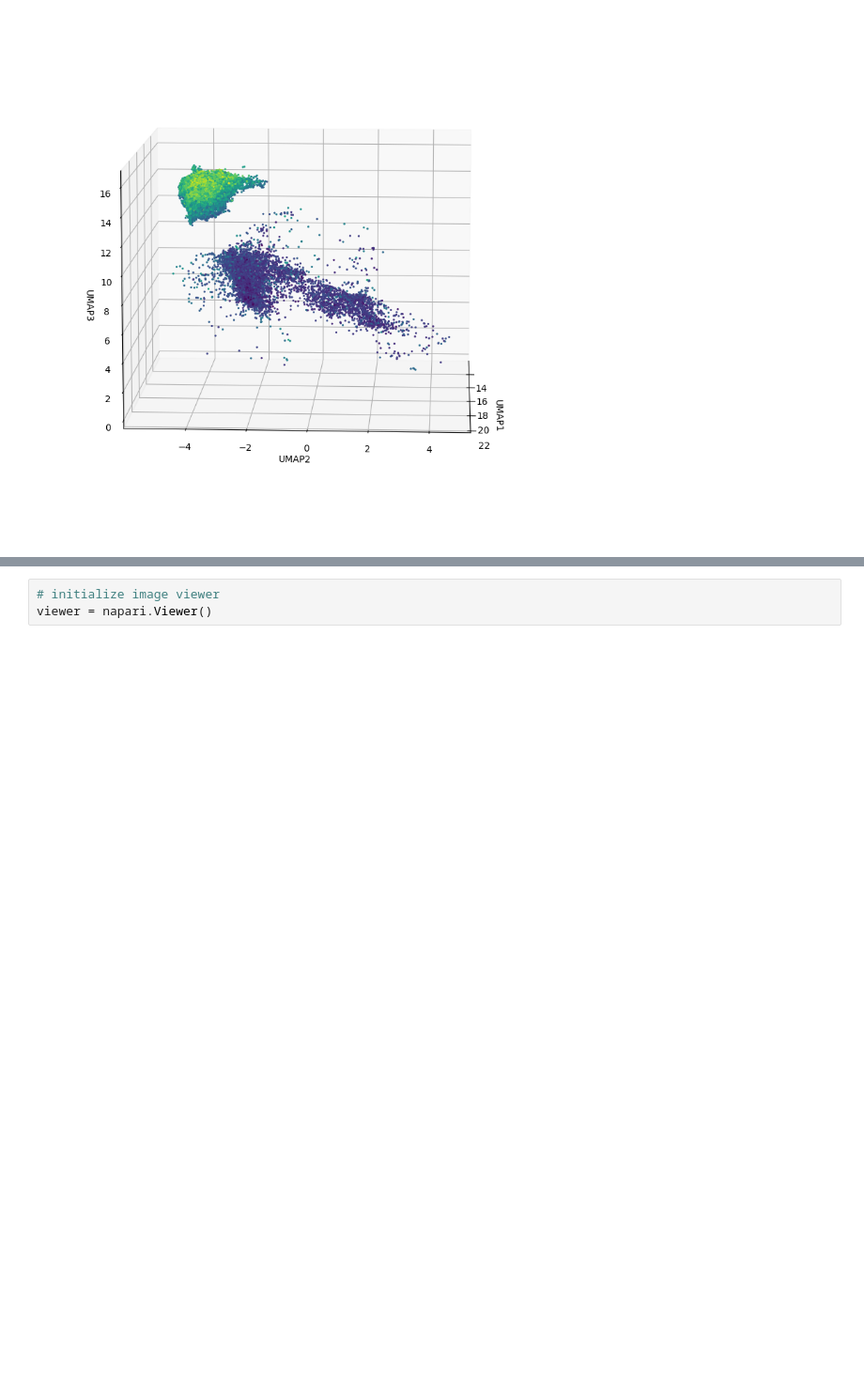
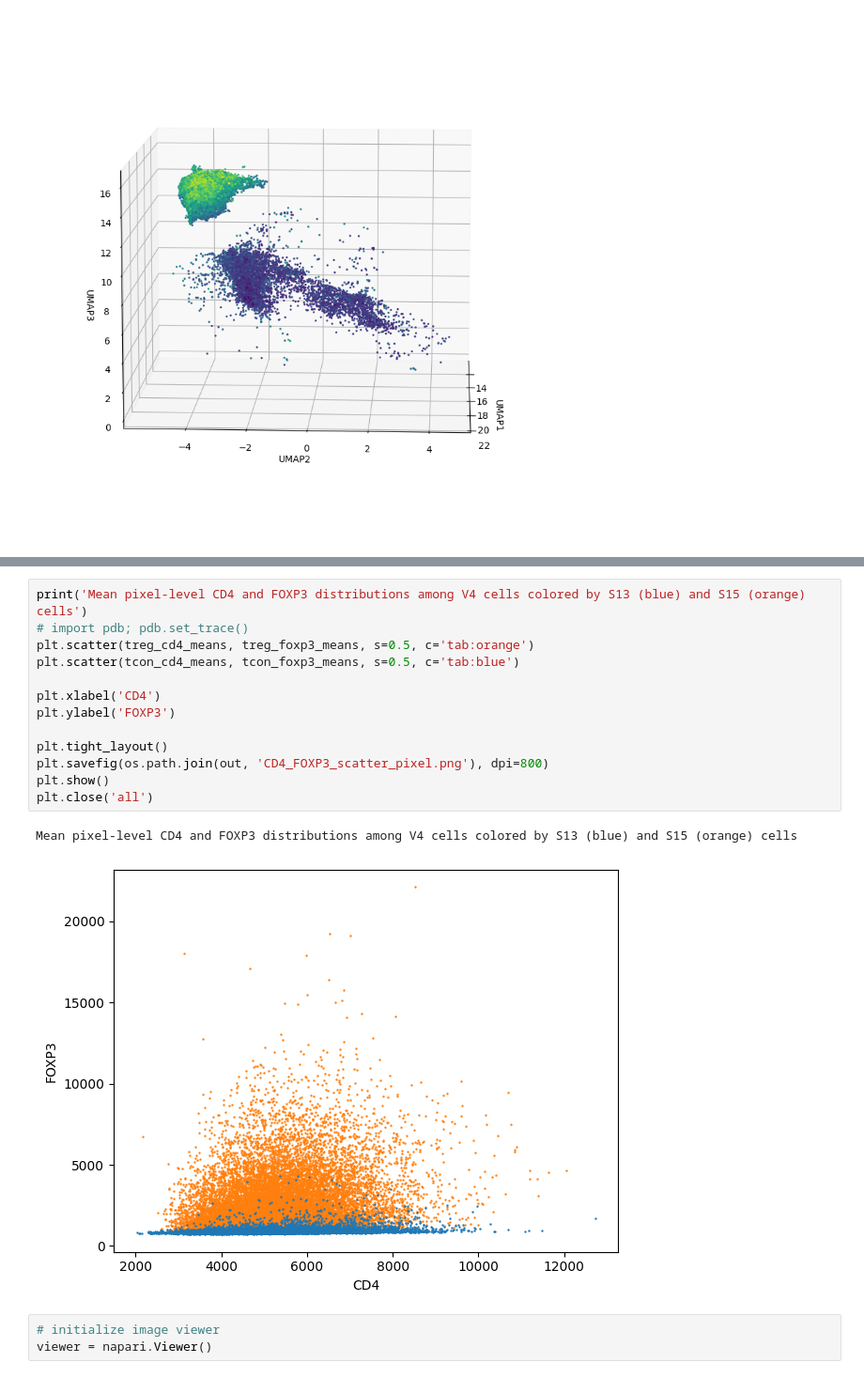
Before and after one commit to labsyspharm/vae-paper, a Jupyter notebook: src/treg.ipynb, the cells around one changed output, grey strips where cells are left out. Shown at 94% size. Saved outputs shown, nothing was run; the diff lists cells and outputs as text; blank space fills up the shorter version.

```diff
--- a/src/treg.ipynb
+++ b/src/treg.ipynb
@@ -365,3 +337,19 @@ plt.close('all')
+# %%
+print('Mean pixel-level CD4 and FOXP3 distributions among V4 cells colored by S13 (blue) and S15 (orange) cells')
+# import pdb; pdb.set_trace()
+plt.scatter(treg_cd4_means, treg_foxp3_means, s=0.5, c='tab:orange')
+plt.scatter(tcon_cd4_means, tcon_foxp3_means, s=0.5, c='tab:blue')
+
+plt.xlabel('CD4')
+plt.ylabel('FOXP3')
+
+plt.tight_layout()
+plt.savefig(os.path.join(out, 'CD4_FOXP3_scatter_pixel.png'), dpi=800)
+plt.show()
+plt.close('all')
+# %% [output]
+Mean pixel-level CD4 and FOXP3 distributions among V4 cells colored by S13 (blue) and S15 (orange) cells
+[figure, added]
 # %%
 # initialize image viewer
 viewer = napari.Viewer()
```
Also changed, not shown: parts of 7 cells of this notebook, 37 other files.
